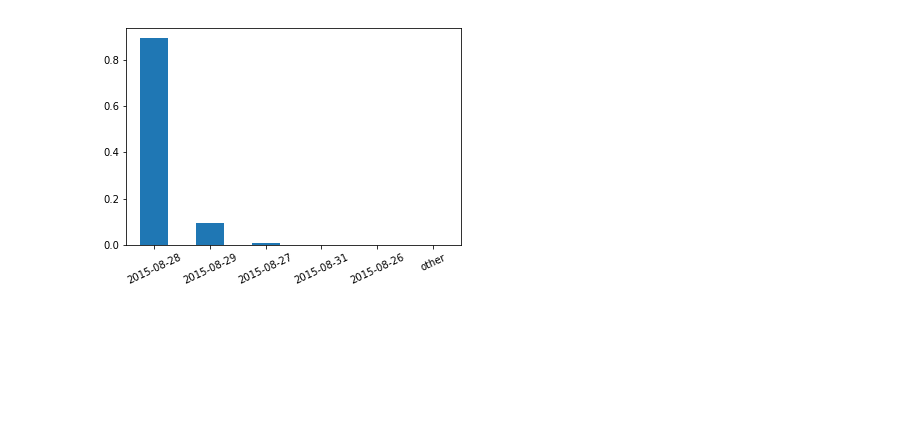
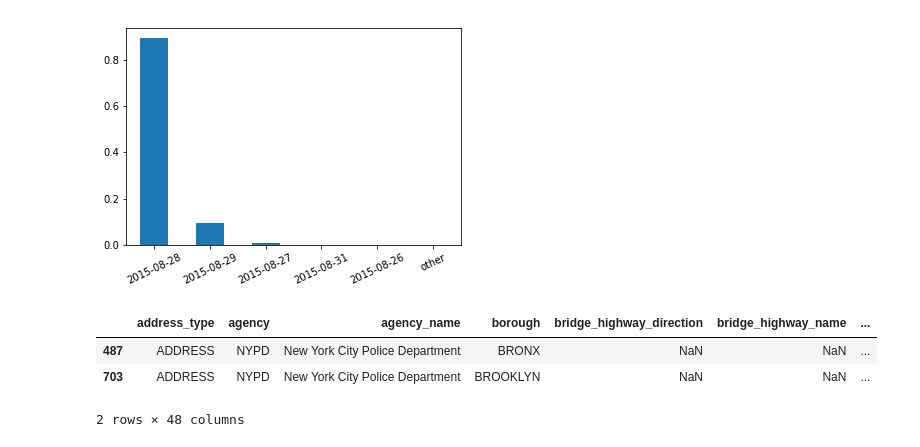
Before and after one commit to arjunrao87/nyc-311-datajam, a Jupyter notebook: nyc-311-datajam-notebook-v0.0.1.ipynb, the cells around one changed output. Drawn from its saved outputs; the diff is of its cells as text; code cells hidden in the pictures; blank space fills up the shorter version.

```diff
--- a/nyc-311-datajam-notebook-v0.0.1.ipynb
+++ b/nyc-311-datajam-notebook-v0.0.1.ipynb
@@ -278,3 +278,10 @@ plt.xticks(rotation=25)
 plt.show()
 # %% [output]
 [figure]
+# %%
+results_df.sample(frac=0.001)
+# %% [output]
+|  | address_type | agency | agency_name | borough | bridge_highway_direction | bridge_highway_name | ... |
+| 487 | ADDRESS | NYPD | New York City Police Department | BRONX | NaN | NaN | ... |
+| 703 | ADDRESS | NYPD | New York City Police Department | BROOKLYN | NaN | NaN | ... |
+2 rows × 48 columns
```
